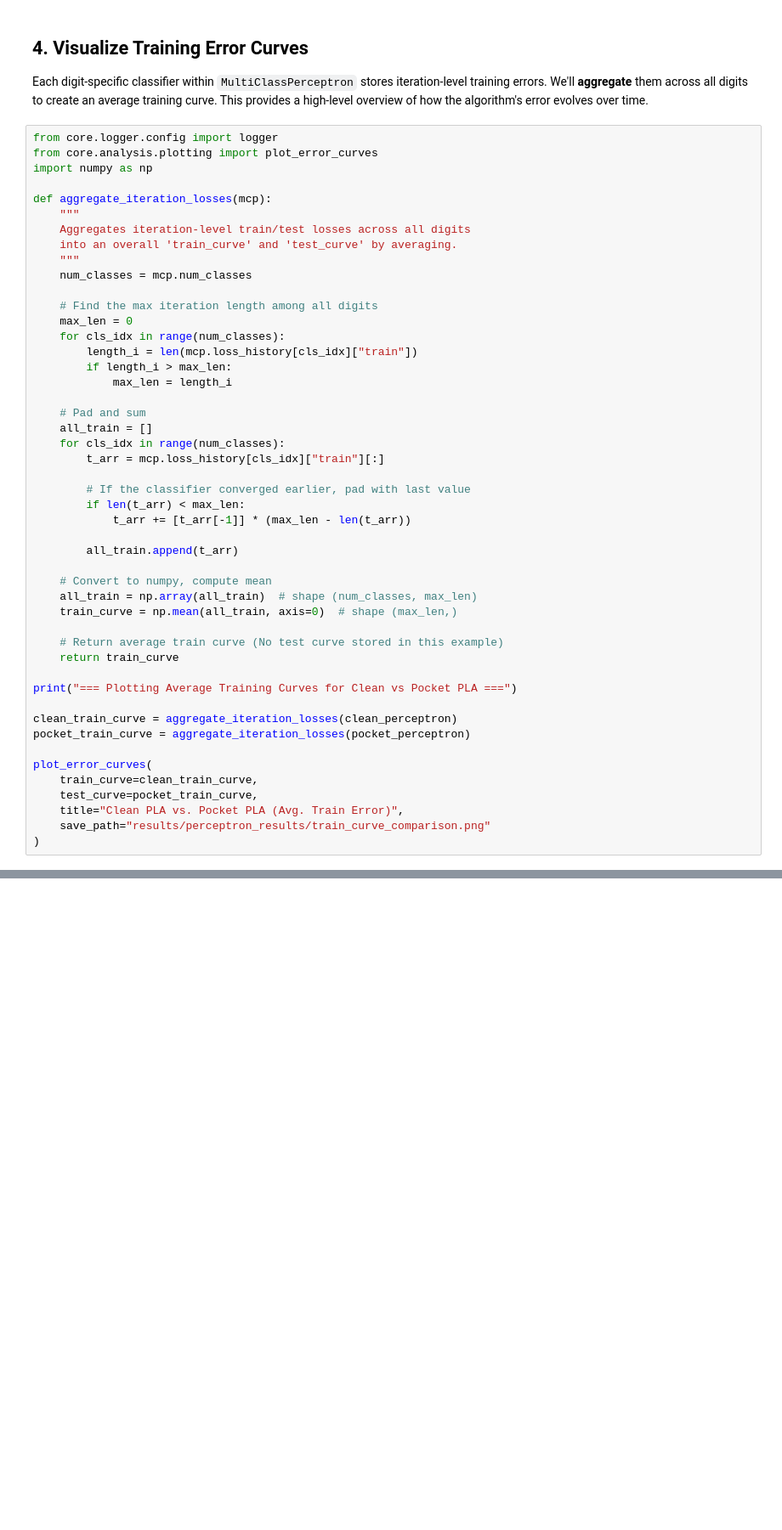
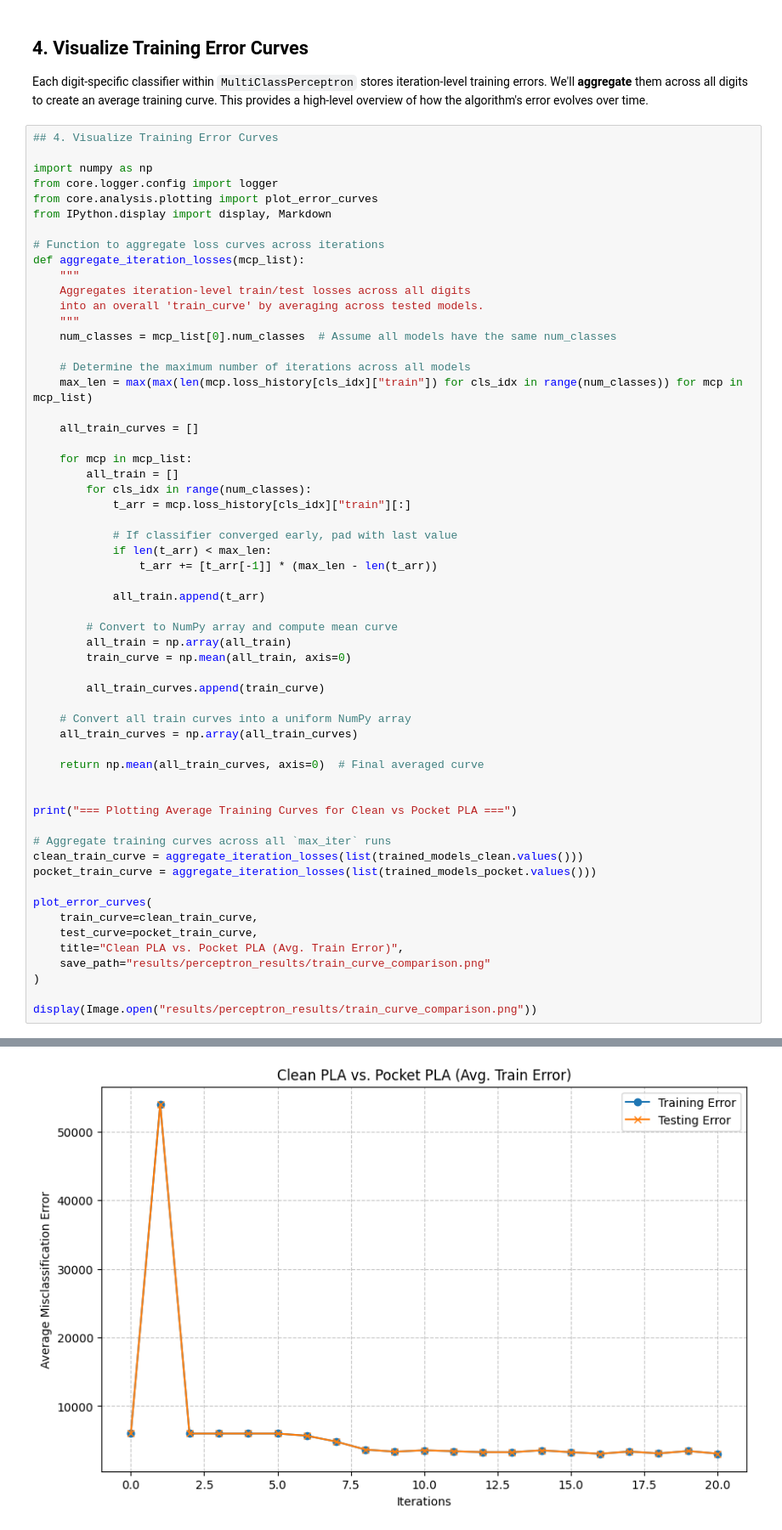
Before and after one commit to v1t3ls0n/ml_intro_course_mmn11, a Jupyter notebook: notebooks/perceptron_analysis.ipynb, the cells around one changed output, grey strips where cells are left out. Shown at 85% size. Drawn from its saved outputs; the diff is of its cells as text; blank space fills up the shorter version.

```diff
--- a/notebooks/perceptron_analysis.ipynb
+++ b/notebooks/perceptron_analysis.ipynb
@@ -186,46 +221,54 @@ plot_error_curves(
 
 Each digit-specific classifier within `MultiClassPerceptron` stores iteration-level training errors. We'll **aggregate** them across all digits to create an average training curve. This provides a high-level overview of how the algorithm's error evolves over time.
 # %%
+## 4. Visualize Training Error Curves
+
+import numpy as np
 from core.logger.config import logger
 from core.analysis.plotting import plot_error_curves
-import numpy as np
+from IPython.display import display, Markdown
 
-def aggregate_iteration_losses(mcp):
+# Function to aggregate loss curves across iterations
+def aggregate_iteration_losses(mcp_list):
     """
     Aggregates iteration-level train/test losses across all digits
-    into an overall 'train_curve' and 'test_curve' by averaging.
+    into an overall 'train_curve' by averaging across tested models.
     """
-    num_classes = mcp.num_classes
+    num_classes = mcp_list[0].num_classes  # Assume all models have the same num_classes
 
-    # Find the max iteration length among all digits
-    max_len = 0
-    for cls_idx in range(num_classes):
-        length_i = len(mcp.loss_history[cls_idx]["train"])
-        if length_i > max_len:
-            max_len = length_i
+    # Determine the maximum number of iterations across all models
+    max_len = max(max(len(mcp.loss_history[cls_idx]["train"]) for cls_idx in range(num_classes)) for mcp in mcp_list)
 
-    # Pad and sum
-    all_train = []
-    for cls_idx in range(num_classes):
-        t_arr = mcp.loss_history[cls_idx]["train"][:]
+    all_train_curves = []
 
-        # If the classifier converged earlier, pad with last value
-        if len(t_arr) < max_len:
-            t_arr += [t_arr[-1]] * (max_len - len(t_arr))
+    for mcp in mcp_list:
+        all_train = []
+        for cls_idx in range(num_classes):
+            t_arr = mcp.loss_history[cls_idx]["train"][:]
 
-        all_train.append(t_arr)
+            # If classifier converged early, pad with last value
+            if len(t_arr) < max_len:
+                t_arr += [t_arr[-1]] * (max_len - len(t_arr))
 
-    # Convert to numpy, compute mean
-    all_train = np.array(all_train)  # shape (num_classes, max_len)
-    train_curve = np.mean(all_train, axis=0)  # shape (max_len,)
+            all_train.append(t_arr)
 
-    # Return average train curve (No test curve stored in this example)
-    return train_curve
+        # Convert to NumPy array and compute mean curve
+        all_train = np.array(all_train)
+        train_curve = np.mean(all_train, axis=0)
+
+        all_train_curves.append(train_curve)
+
+    # Convert all train curves into a uniform NumPy array
+    all_train_curves = np.array(all_train_curves)
+
+    return np.mean(all_train_curves, axis=0)  # Final averaged curve
+
 
 print("=== Plotting Average Training Curves for Clean vs Pocket PLA ===")
 
-clean_train_curve = aggregate_iteration_losses(clean_perceptron)
-pocket_train_curve = aggregate_iteration_losses(pocket_perceptron)
+# Aggregate training curves across all `max_iter` runs
+clean_train_curve = aggregate_iteration_losses(list(trained_models_clean.values()))
+pocket_train_curve = aggregate_iteration_losses(list(trained_models_pocket.values()))
 
 plot_error_curves(
     train_curve=clean_train_curve,
@@ -233,3 +276,6 @@ plot_error_curves(
     title="Clean PLA vs. Pocket PLA (Avg. Train Error)",
     save_path="results/perceptron_results/train_curve_comparison.png"
 )
+
+display(Image.open("results/perceptron_results/train_curve_comparison.png"))
+# %% [output]
@@ -235,0 +283 @@ plot_error_curves(
+[figure, added]
```
Also changed, not shown: parts of 9 cells of this notebook, 6 other files.
